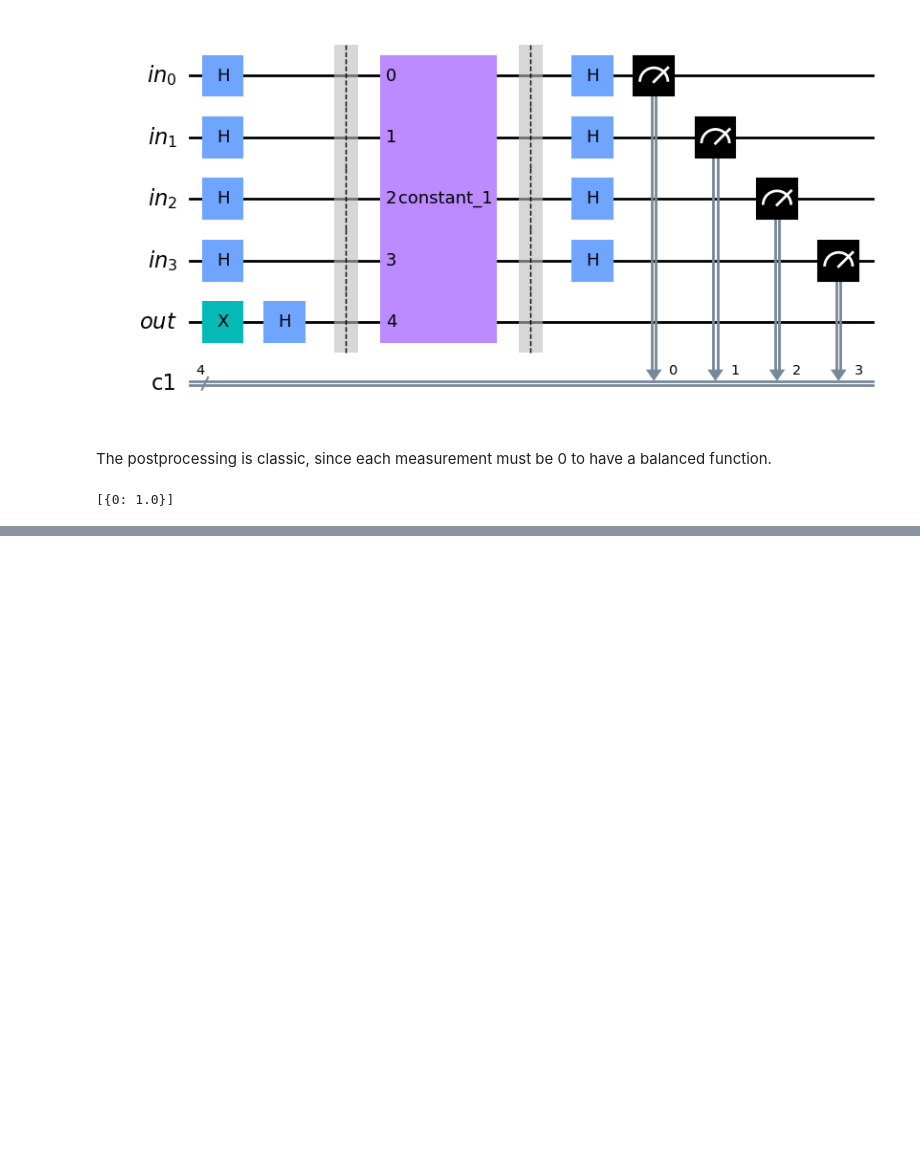
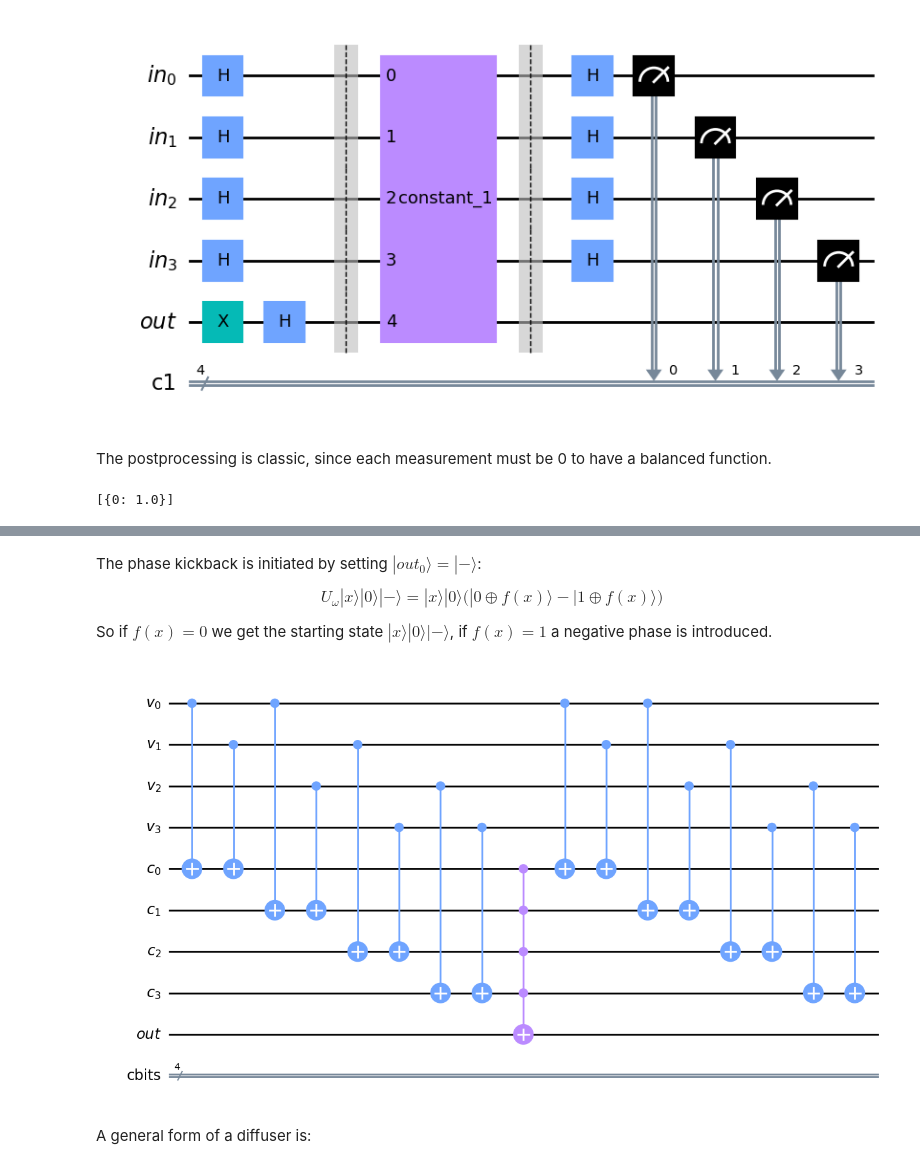
Before and after one commit to Dovah-Aerdna/quantum_algorithms_lectures, a Jupyter notebook: lecture1.ipynb, the cells around one changed output, grey strips where cells are left out. Cells and saved outputs as stored; diff of their text form; code cells hidden in the pictures; blank space fills up the shorter version.

```diff
--- a/lecture1.ipynb
+++ b/lecture1.ipynb
@@ -663,0 +746,37 @@ job_dj.result().quasi_dists
+# %% [markdown]
+The phase kickback is initiated by setting $|out_0\rangle=|-\rangle$:
+
+$$U_\omega|x\rangle|0\rangle|-\rangle=|x\rangle|0\rangle \bigg( |0\oplus f(x)\rangle-|1\oplus f(x)\rangle \bigg)$$
+
+So if $f(x)=0$ we get the starting state $|x\rangle|0\rangle|-\rangle$, if $f(x)=1$ a negative phase is introduced.
+# %%
+var_qubits = QuantumRegister(4, name="v")
+clause_qubits = QuantumRegister(4, name="c")
+output_qubit = QuantumRegister(1, name="out")
+cbits = ClassicalRegister(4, name="cbits")
+qc = QuantumCircuit(var_qubits, clause_qubits, output_qubit, cbits)
+
+
+def sudoku_oracle(qc, clause_list, clause_qubits):
+    # Compute clauses
+    i = 0
+    for clause in clause_list:
+        XOR(qc, clause[0], clause[1], clause_qubits[i])
+        i += 1
+
+    # Flip 'output' bit if all clauses are satisfied
+    qc.mct(clause_qubits, output_qubit)
+
+    # Uncompute clauses to reset clause-checking bits to 0
+    i = 0
+    for clause in clause_list:
+        XOR(qc, clause[0], clause[1], clause_qubits[i])
+        i += 1
+
+
+sudoku_oracle(qc, clause_list, clause_qubits)
+qc.draw("mpl")
+# %% [output]
+[figure, added]
+# %% [markdown]
+A general form of a diffuser is:
```
Also changed, not shown: parts of 77 cells of this notebook, 2 other files.
